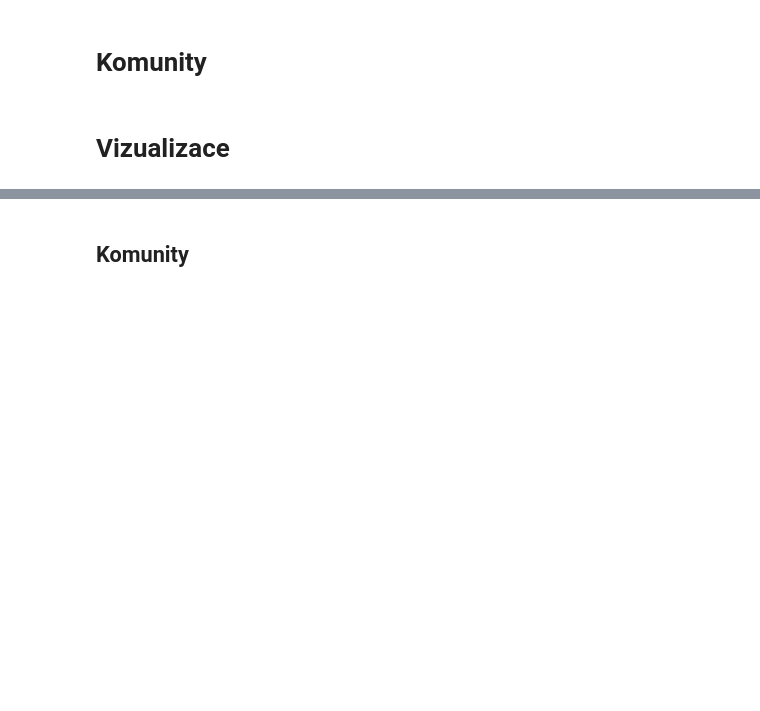
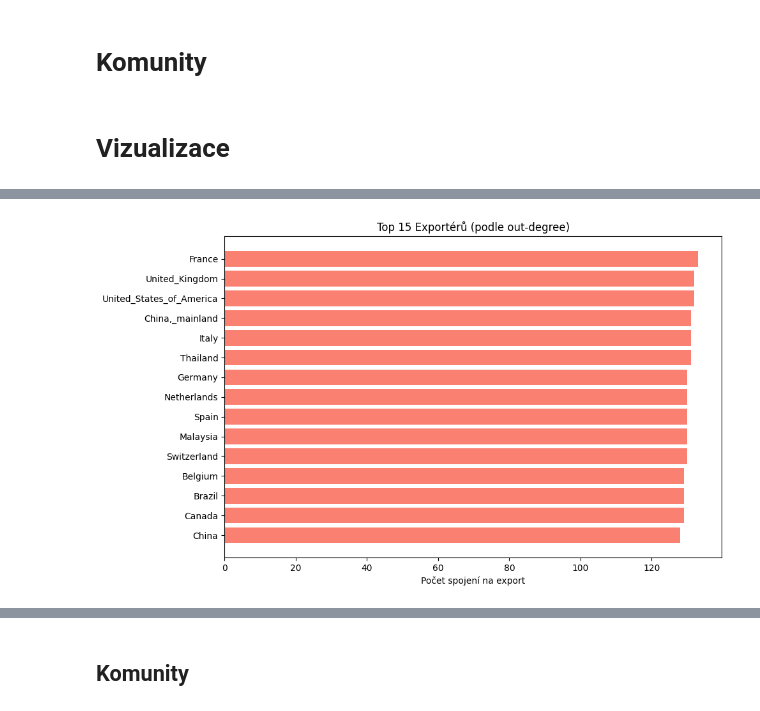
Before and after one commit to SLI0124/metody-analyzy-siti-ii, a Jupyter notebook: projects/implementation.ipynb, the cells around one changed output, grey strips where cells are left out. Cells and saved outputs as stored; diff of their text form; code cells hidden in the pictures; blank space fills up the shorter version.

```diff
--- a/projects/implementation.ipynb
+++ b/projects/implementation.ipynb
@@ -326,0 +460,19 @@ layers_df.head()
+# %%
+# Calculate out-degree (number of outgoing edges) for each node in the weighted projection
+out_degrees = dict(G_weighted.out_degree())
+
+top_exporters = sorted(out_degrees.items(), key=lambda x: x[1], reverse=True)[:15]
+
+# Prepare labels and values
+exporter_labels = [node_id_to_label[node_id] for node_id, _ in top_exporters]
+exporter_values = [deg for _, deg in top_exporters]
+
+plt.figure(figsize=(10, 6))
+plt.barh(exporter_labels[::-1], exporter_values[::-1], color='salmon')
+plt.xlabel('Počet spojení na export')
+plt.title('Top 15 Exportérů (podle out-degree)')
+plt.tight_layout()
+plt.savefig(PLOT_DIR / "top_15_exporters.png", dpi=300)
+plt.show()
+# %% [output]
+[figure, added]
```
Also changed, not shown: parts of 20 cells of this notebook.
